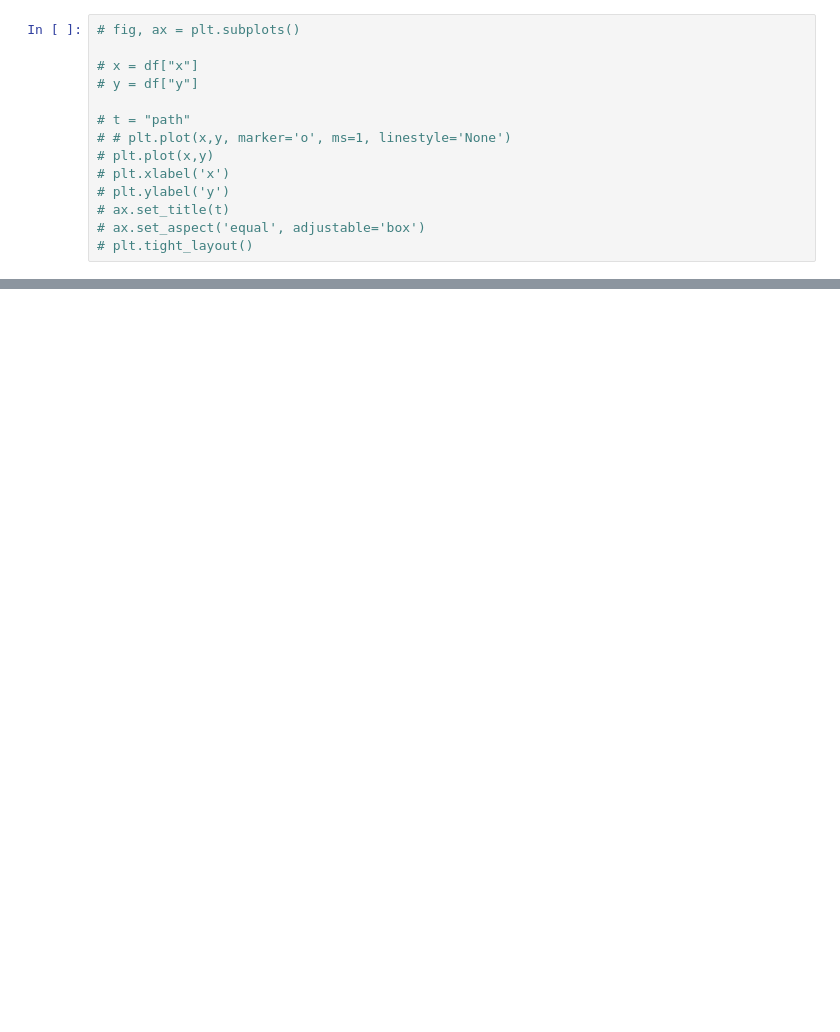
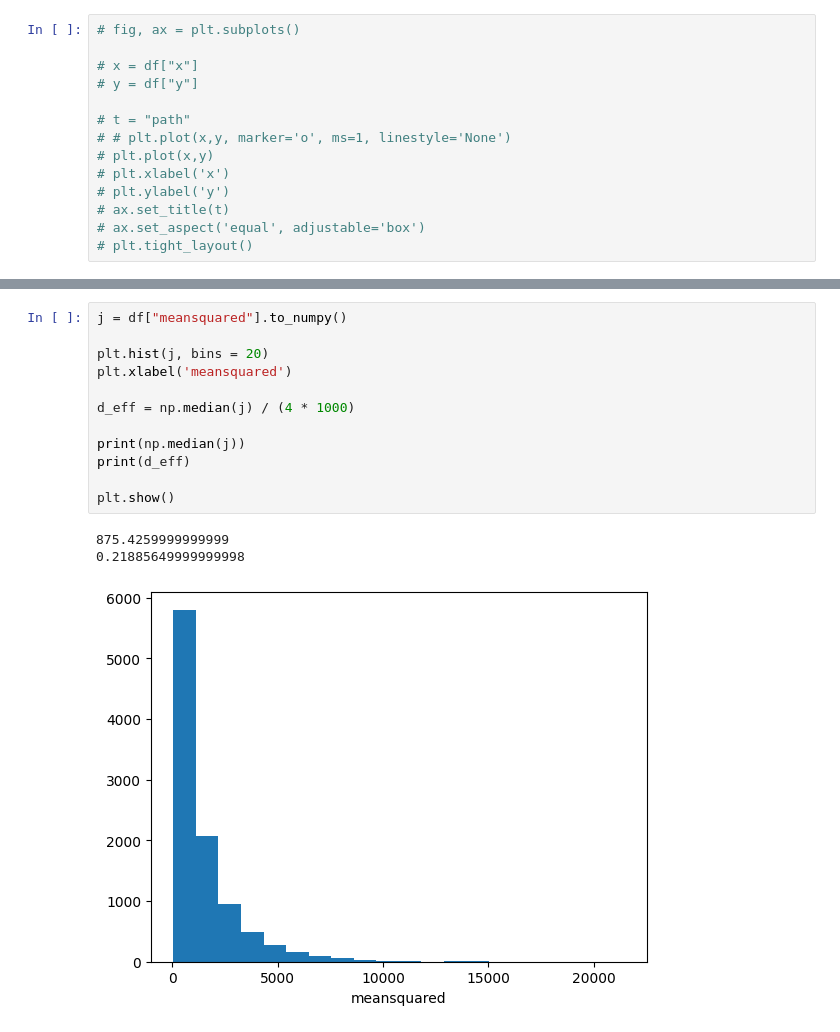
Before and after one commit to jpowell24/stokes, a Jupyter notebook: selectproblems/latticewalk.ipynb, the cells around one changed output, grey strips where cells are left out. Saved outputs shown, nothing was run; the diff lists cells and outputs as text; blank space fills up the shorter version.

```diff
--- a/selectproblems/latticewalk.ipynb
+++ b/selectproblems/latticewalk.ipynb
@@ -33,3 +50,19 @@ plt.show()
+# %%
+j = df["meansquared"].to_numpy()
+
+plt.hist(j, bins = 20)
+plt.xlabel('meansquared')
+
+d_eff = np.median(j) / (4 * 1000)
+
+print(np.median(j))
+print(d_eff)
+
+plt.show()
+# %% [output]
+875.4259999999999
+0.21885649999999998
+[figure, added]
 # %%
 x_list = []
 avg_list = []
```
Also changed, not shown: parts of 3 cells of this notebook, 15 other files.
